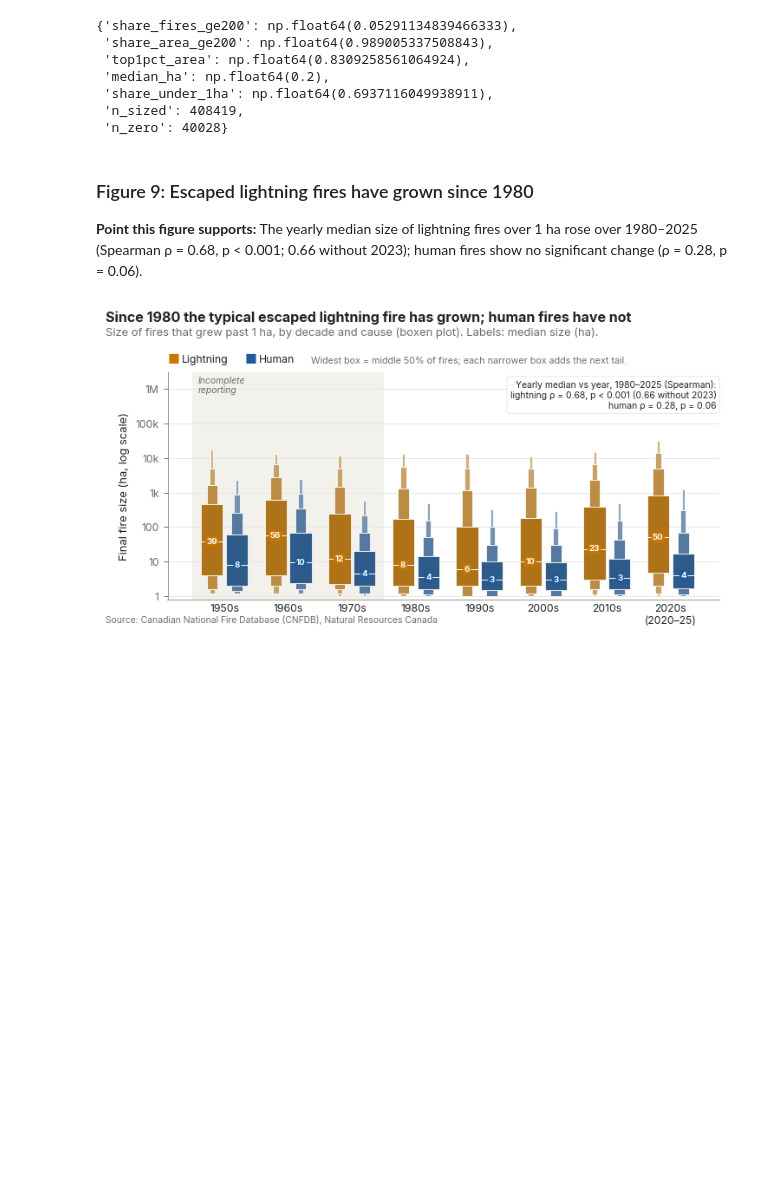
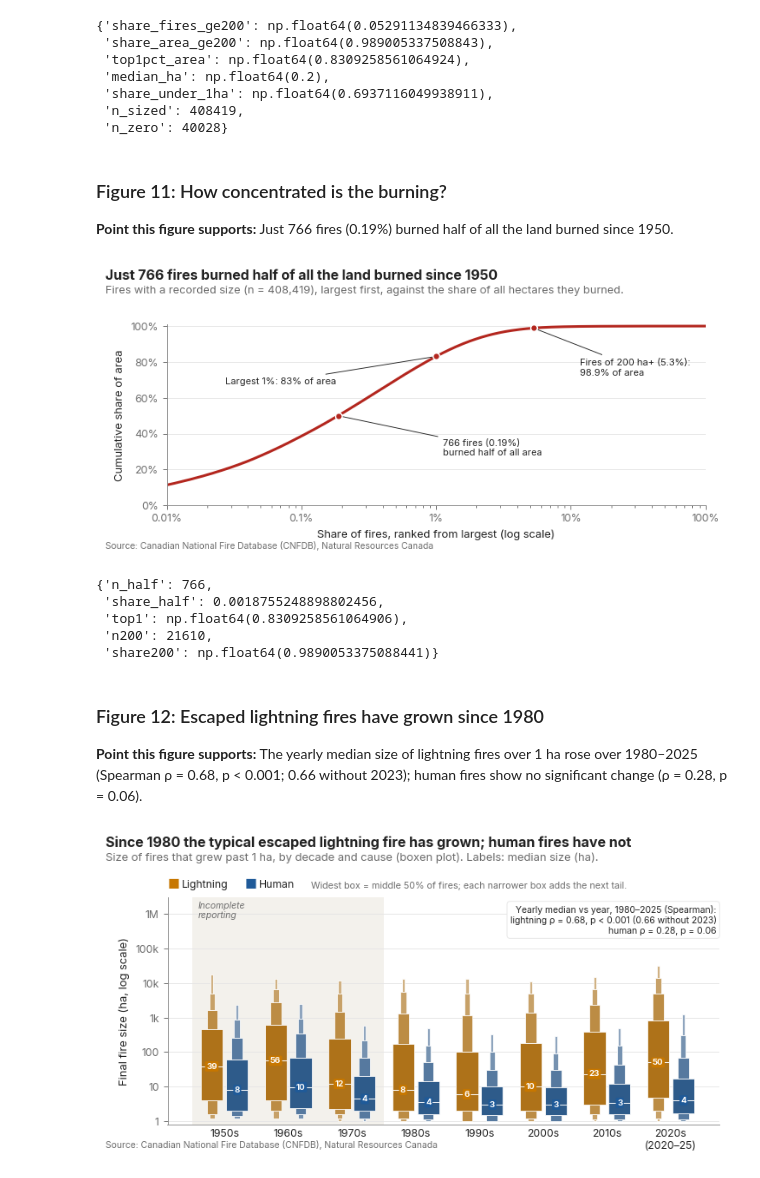
Before and after one commit to rafidreaz/canada-on-fire, a Jupyter notebook: canada_on_fire.ipynb, the cells around one changed output. Saved outputs shown, nothing was run; the diff lists cells and outputs as text; code cells hidden in the pictures; blank space fills up the shorter version.

```diff
--- a/canada_on_fire.ipynb
+++ b/canada_on_fire.ipynb
@@ -715,8 +854,57 @@ facts
  'share_under_1ha': np.float64(0.6937116049938911),
  'n_sized': 408419,
  'n_zero': 40028}
+# %% [markdown]
+### Figure 11: How concentrated is the burning?
+**Point this figure supports:** Just 766 fires (0.19%) burned half of all the land burned since 1950.
+# %%
+def fig14_concentration_curve(df):
+    """Q3 - fires ranked largest first vs cumulative share of area burned."""
+    s = df.loc[df.SIZE_HA > 0, "SIZE_HA"].sort_values(ascending=False).to_numpy()
+    cum = np.cumsum(s) / s.sum()
+    x = np.arange(1, len(s) + 1) / len(s)
+    n_half = int(np.searchsorted(cum, 0.5)) + 1
+    top1 = cum[int(len(s) * 0.01) - 1]
+    n200 = int((s >= 200).sum())
+    fig, ax = plt.subplots(figsize=(st.TEXT_WIDTH, 3.0))
+    ax.plot(x * 100, cum * 100, color=st.EMBER, lw=2.0)
+    ax.set_xscale("log")
+    ax.set_xlim(1e-4 * 100 / 1, 100)
+    ax.set_ylim(0, 101)
+    for xv, yv, lab, dx in ((n_half / len(s), 0.5, f"{n_half:,} fires ({n_half / len(s):.2%})\nburned half of all area", 2.0),
+                            (0.01, top1, f"Largest 1%: {top1:.0%} of area", 0.5),
+                            (n200 / len(s), cum[n200 - 1], f"Fires of 200 ha+ ({n200 / len(s):.1%}):\n{cum[n200 - 1]:.1%} of area", 1.0)):
+        ax.scatter([xv * 100], [yv * 100], s=26, color=st.EMBER, edgecolor="white", lw=1, zorder=4)
+        ax.annotate(lab, xy=(xv * 100, yv * 100), xytext=(xv * 100 * (0.18 if dx < 1 else (2.2 if dx == 1.0 else 6)), yv * 100 - (14 if dx < 1 else (22 if dx == 1.0 else 18))),
+                    fontsize=7.3, color=st.INK, ha="right" if dx < 1 else "left", va="center",
+                    arrowprops=dict(arrowstyle="-", color=st.INK, lw=0.6, shrinkB=3))
+    ax.xaxis.set_major_formatter(mticker.FuncFormatter(lambda v, _: f"{v:g}%"))
+    ax.set_xticks([0.01, 0.1, 1, 10, 100])
+    ax.yaxis.set_major_formatter(mticker.PercentFormatter(100, decimals=0))
+    ax.yaxis.grid(True); ax.set_axisbelow(True)
+    ax.set_xlabel("Share of fires, ranked from largest (log scale)")
+    ax.set_ylabel("Cumulative share of area")
+    fig.subplots_adjust(top=0.8, bottom=0.16, left=0.1, right=0.98)
+    st.headline(fig, f"Just {n_half:,} fires burned half of all the land burned since 1950",
+                f"Fires with a recorded size (n = {len(s):,}), largest first, against the share of all "
+                "hectares they burned.", y=0.995)
+    st.source_note(fig)
+    return fig, dict(n_half=n_half, share_half=n_half / len(s), top1=top1, n200=n200,
+                     share200=cum[n200 - 1])
+# %%
+fig, facts = fig14_concentration_curve(df)
+st.save(fig, "fig14_concentration_curve")
+plt.show()
+facts
+# %% [output]
+[figure, added]
+{'n_half': 766,
+ 'share_half': 0.0018755248898802456,
+ 'top1': np.float64(0.8309258561064906),
+ 'n200': 21610,
+ 'share200': np.float64(0.9890053375088441)}
 # %% [markdown]
-### Figure 9: Escaped lightning fires have grown since 1980
+### Figure 12: Escaped lightning fires have grown since 1980
 **Point this figure supports:** The yearly median size of lightning fires over 1 ha rose over 1980–2025 (Spearman ρ = 0.68, p < 0.001; 0.66 without 2023); human fires show no significant change (ρ = 0.28, p = 0.06).
 # %%
 def fig8_boxen_decade(df):
```
Also changed, not shown: parts of 34 cells of this notebook, 43 other files.
